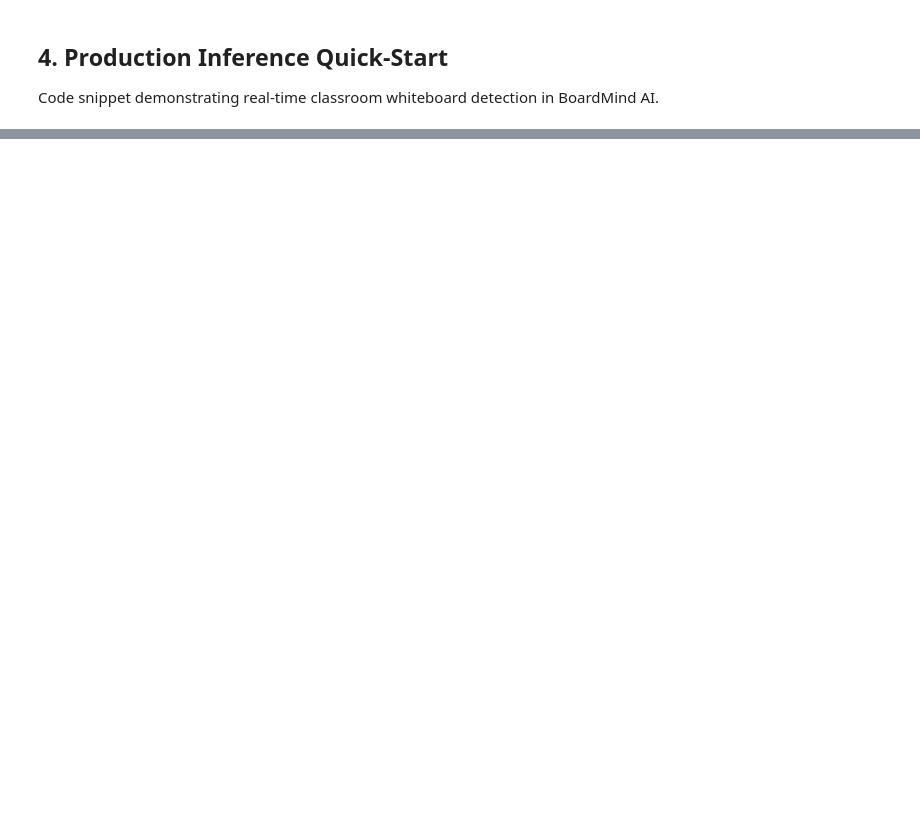
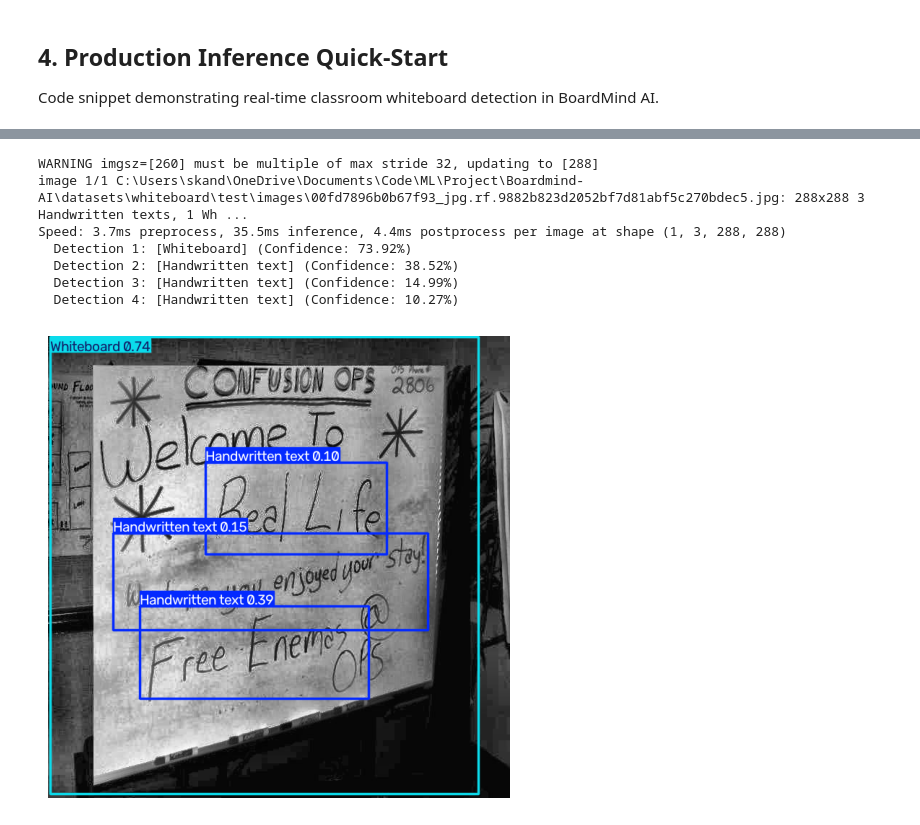
Before and after one commit to SkandaPranith/Boardmind-AI-, a Jupyter notebook: notebooks/08_whiteboard_final_evaluation.ipynb, the cells around one changed output, grey strips where cells are left out. Cells and saved outputs as stored; diff of their text form; code cells hidden in the pictures; blank space fills up the shorter version.

```diff
--- a/notebooks/08_whiteboard_final_evaluation.ipynb
+++ b/notebooks/08_whiteboard_final_evaluation.ipynb
@@ -113,0 +338,33 @@ for r in results:
+# %%
+from pathlib import Path
+from ultralytics import YOLO
+
+detector = YOLO(str(BEST_MODEL_TARGET))
+
+# Pick a real classroom whiteboard from the test dataset
+test_img = list((PROJECT_ROOT / "datasets" / "whiteboard" / "test" / "images").glob("*.jpg"))[0]
+
+results = detector.predict(source=str(test_img), conf=0.1, imgsz=260)
+res = results[0]
+
+for i, box in enumerate(res.boxes):
+    cls_name = res.names[int(box.cls[0])]
+    conf = float(box.conf[0])
+    print(f"  Detection {i+1}: [{cls_name}] (Confidence: {conf:.2%})")
+
+# Visual plot
+import matplotlib.pyplot as plt
+import cv2
+plt.figure(figsize=(10, 6))
+plt.imshow(cv2.cvtColor(res.plot(), cv2.COLOR_BGR2RGB))
+plt.axis("off")
+plt.show()
+# %% [output]
+WARNING imgsz=[260] must be multiple of max stride 32, updating to [288]
+image 1/1 C:\Users\skand\OneDrive\Documents\Code\ML\Project\Boardmind-AI\datasets\whiteboard\test\images\00fd7896b0b67f93_jpg.rf.9882b823d2052bf7d81abf5c270bdec5.jpg: 288x288 3 Handwritten texts, 1 Wh ...
+Speed: 3.7ms preprocess, 35.5ms inference, 4.4ms postprocess per image at shape (1, 3, 288, 288)
+  Detection 1: [Whiteboard] (Confidence: 73.92%)
+  Detection 2: [Handwritten text] (Confidence: 38.52%)
+  Detection 3: [Handwritten text] (Confidence: 14.99%)
+  Detection 4: [Handwritten text] (Confidence: 10.27%)
+[figure, added]
```
Also changed, not shown: parts of 7 cells of this notebook, 16 other files.
